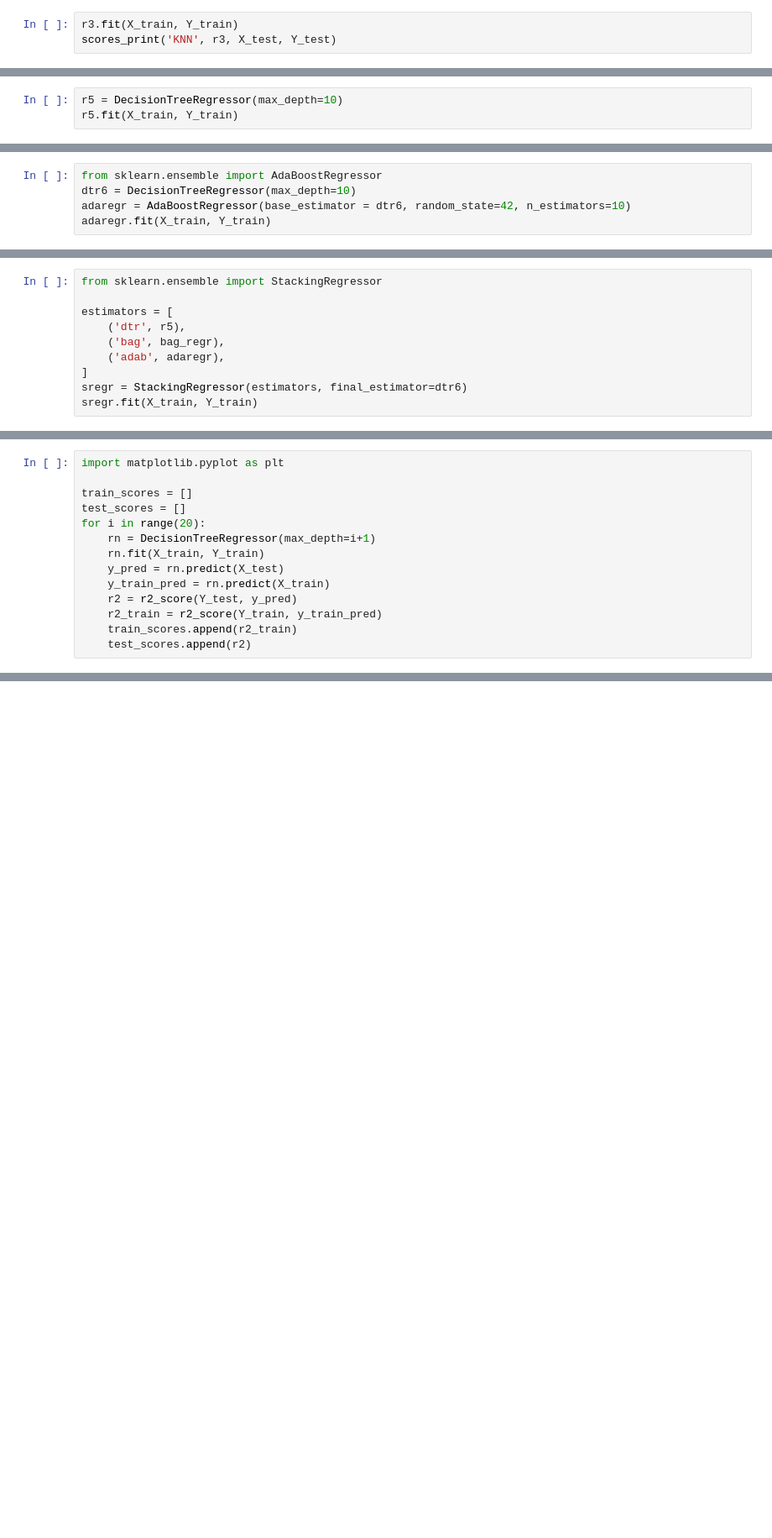
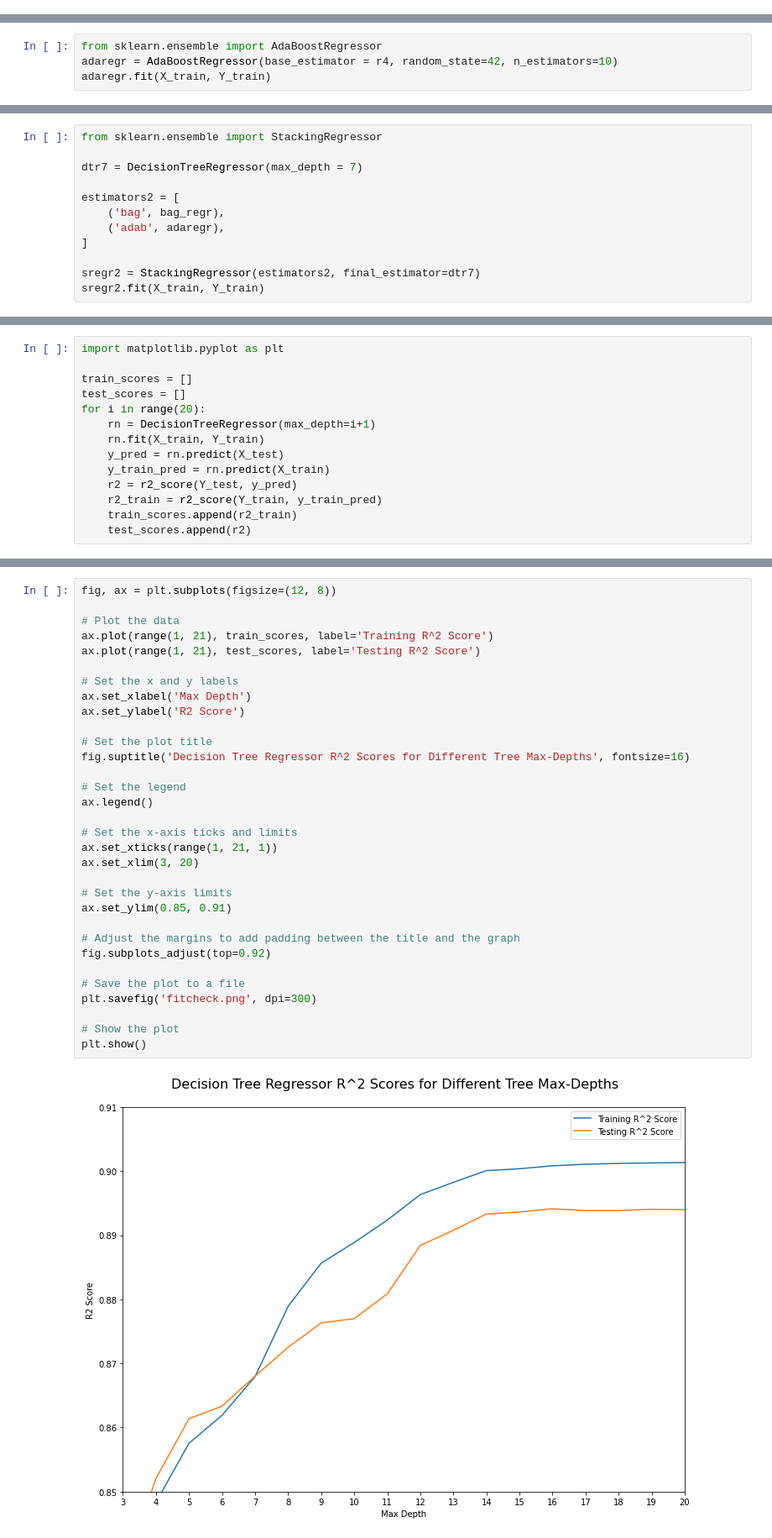
Before and after one commit to harshbansal7/AQI-Analysis-SARIMAX, a Jupyter notebook: Ensemble_Methods_for_Yield_Prediction.ipynb, the cells around one changed output, grey strips where cells are left out. Shown at 84% size. Drawn from its saved outputs; the diff is of its cells as text; blank space fills up the shorter version.

```diff
--- a/Ensemble_Methods_for_Yield_Prediction.ipynb
+++ b/Ensemble_Methods_for_Yield_Prediction.ipynb
@@ -266,3 +248,0 @@ RFR MAE : 21.122 | MSE : 92332.393 | R^2 Score : 0.89243
-# %%
-r3.fit(X_train, Y_train)
-scores_print('KNN', r3, X_test, Y_test)
@@ -284,3 +253,0 @@ regr.get_depth()
-# %%
-r5 = DecisionTreeRegressor(max_depth=10)
-r5.fit(X_train, Y_train)
@@ -293,6 +254,5 @@ DT D =10 MAE : 23.422 | MSE : 105582.813 | R^2 Score : 0.87699
 # %%
 from sklearn.ensemble import AdaBoostRegressor
-dtr6 = DecisionTreeRegressor(max_depth=10)
-adaregr = AdaBoostRegressor(base_estimator = dtr6, random_state=42, n_estimators=10)
+adaregr = AdaBoostRegressor(base_estimator = r4, random_state=42, n_estimators=10)
 adaregr.fit(X_train, Y_train)
 # %% [output]
@@ -317,11 +276,13 @@ Bagging Regressor with DT 10 Depth MAE : 22.621 | MSE : 98947.131 | R^2 Score :
 # %%
 from sklearn.ensemble import StackingRegressor
 
-estimators = [
-    ('dtr', r5),
+dtr7 = DecisionTreeRegressor(max_depth = 7)
+
+estimators2 = [
     ('bag', bag_regr),
     ('adab', adaregr),
 ]
-sregr = StackingRegressor(estimators, final_estimator=dtr6)
-sregr.fit(X_train, Y_train)
+
+sregr2 = StackingRegressor(estimators2, final_estimator=dtr7)
+sregr2.fit(X_train, Y_train)
 # %% [output]
@@ -390,3 +317,37 @@ plt.show()
+# %%
+fig, ax = plt.subplots(figsize=(12, 8))
+
+# Plot the data
+ax.plot(range(1, 21), train_scores, label='Training R^2 Score')
+ax.plot(range(1, 21), test_scores, label='Testing R^2 Score')
+
+# Set the x and y labels
+ax.set_xlabel('Max Depth')
+ax.set_ylabel('R2 Score')
+
+# Set the plot title
+fig.suptitle('Decision Tree Regressor R^2 Scores for Different Tree Max-Depths', fontsize=16)
+
+# Set the legend
+ax.legend()
+
+# Set the x-axis ticks and limits
+ax.set_xticks(range(1, 21, 1))
+ax.set_xlim(3, 20)
+
+# Set the y-axis limits
+ax.set_ylim(0.85, 0.91)
+
+# Adjust the margins to add padding between the title and the graph
+fig.subplots_adjust(top=0.92)
+
+# Save the plot to a file
+plt.savefig('fitcheck.png', dpi=300)
+
+# Show the plot
+plt.show()
+# %% [output]
+[figure, added]
 # %%
 import matplotlib.pyplot as plt
 
```
Also changed, not shown: parts of 27 cells of this notebook.
